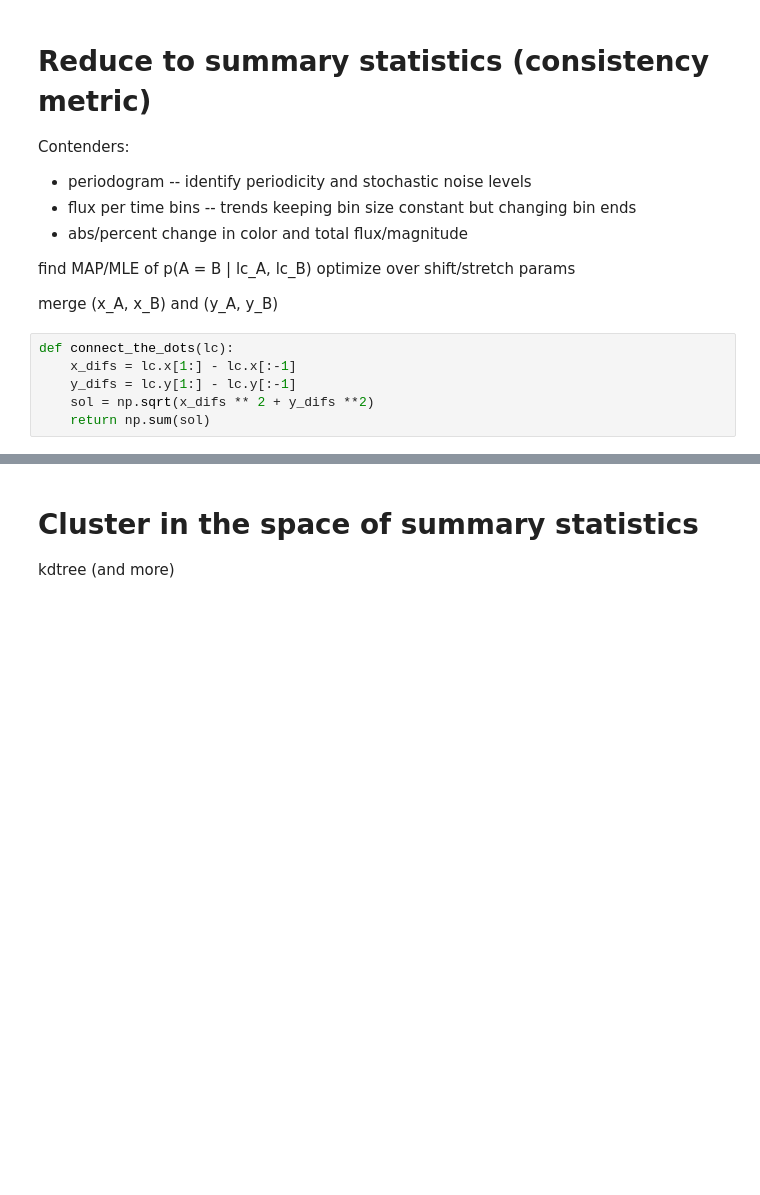
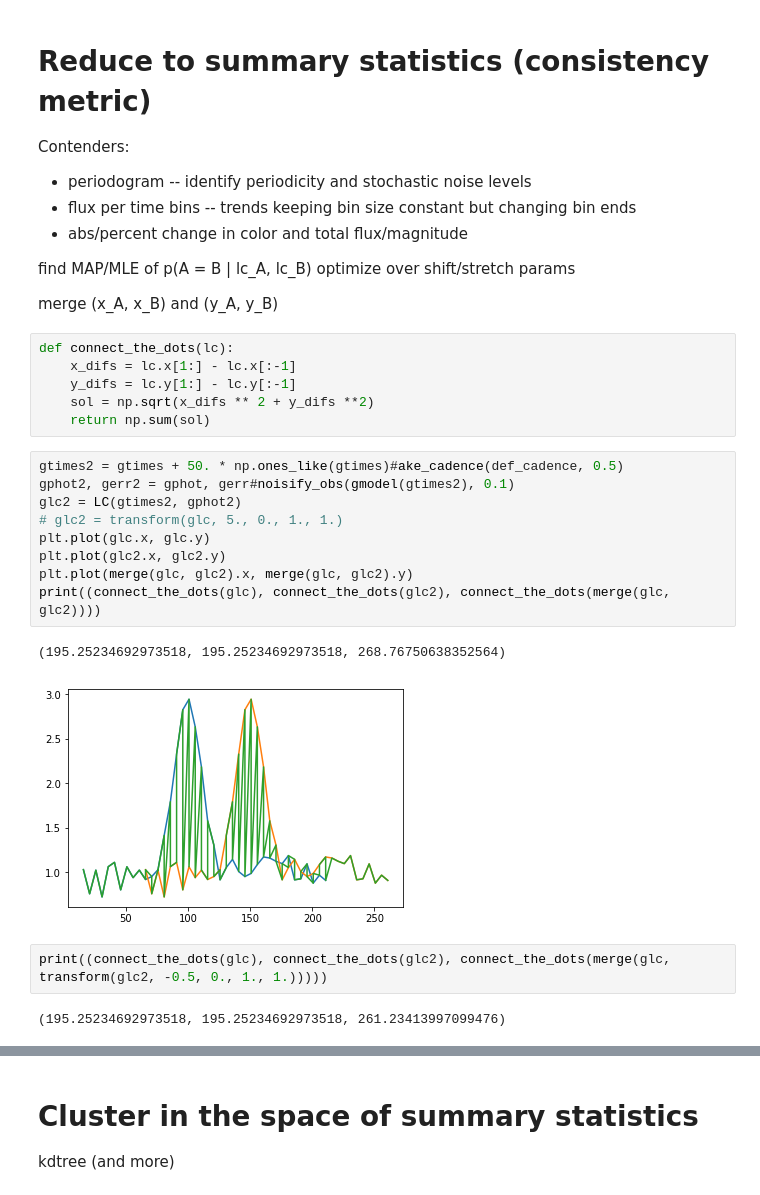
Before and after one commit to aimalz/justice, a Jupyter notebook: outline.ipynb, the cells around one changed output, grey strips where cells are left out. Cells and saved outputs as stored; diff of their text form; blank space fills up the shorter version.

```diff
--- a/outline.ipynb
+++ b/outline.ipynb
@@ -88,6 +91,22 @@ def connect_the_dots(lc):
     y_difs = lc.y[1:] - lc.y[:-1]
     sol = np.sqrt(x_difs ** 2 + y_difs **2)
     return np.sum(sol)
+# %%
+gtimes2 = gtimes + 50. * np.ones_like(gtimes)#ake_cadence(def_cadence, 0.5)
+gphot2, gerr2 = gphot, gerr#noisify_obs(gmodel(gtimes2), 0.1)
+glc2 = LC(gtimes2, gphot2)
+# glc2 = transform(glc, 5., 0., 1., 1.)
+plt.plot(glc.x, glc.y)
+plt.plot(glc2.x, glc2.y)
+plt.plot(merge(glc, glc2).x, merge(glc, glc2).y)
+print((connect_the_dots(glc), connect_the_dots(glc2), connect_the_dots(merge(glc, glc2))))
+# %% [output]
+(195.25234692973518, 195.25234692973518, 268.76750638352564)
+[figure, added]
+# %%
+print((connect_the_dots(glc), connect_the_dots(glc2), connect_the_dots(merge(glc, transform(glc2, -0.5, 0., 1., 1.)))))
+# %% [output]
+(195.25234692973518, 195.25234692973518, 261.23413997099476)
 # %%
 def find_max_prob(lca, lcb):
 
```
Also changed, not shown: parts of 6 cells of this notebook.
